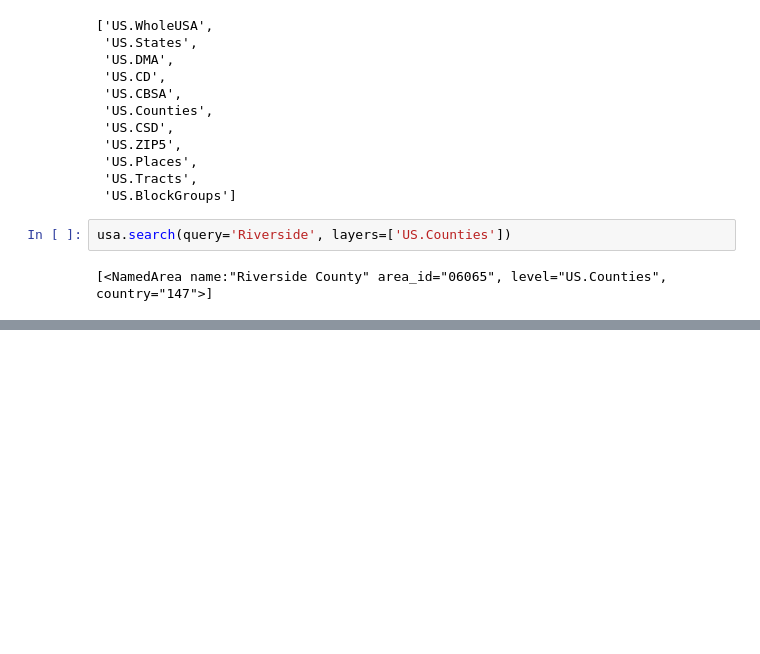
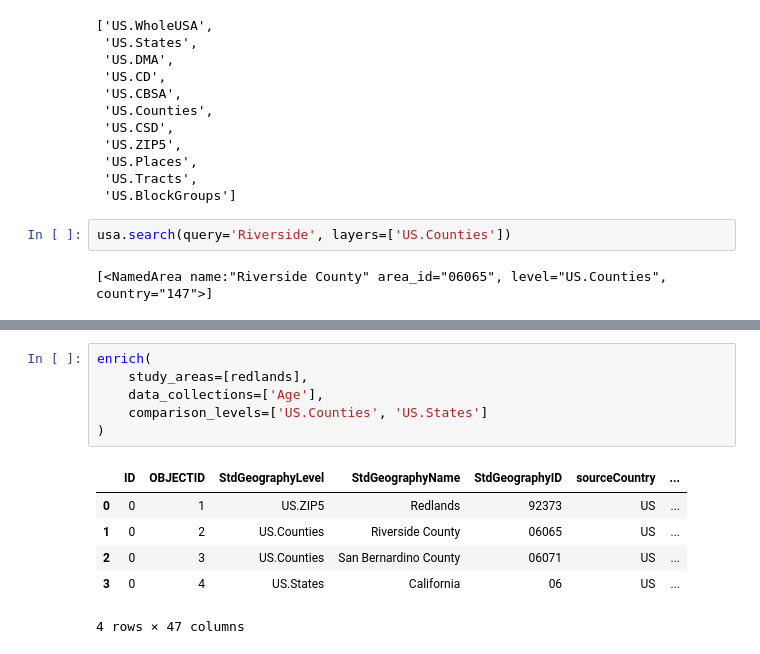
Before and after one commit to aleksey-nsk/jupyter_and_arcgis, a Jupyter notebook: example_03_geoenrichment_guide/geoenrichment_guide.ipynb, the cells around one changed output, grey strips where cells are left out. Drawn from its saved outputs; the diff is of its cells as text; blank space fills up the shorter version.

```diff
--- a/example_03_geoenrichment_guide/geoenrichment_guide.ipynb
+++ b/example_03_geoenrichment_guide/geoenrichment_guide.ipynb
@@ -368,0 +483,13 @@ usa.search(query='Riverside', layers=['US.Counties'])
+# %%
+enrich(
+    study_areas=[redlands],
+    data_collections=['Age'],
+    comparison_levels=['US.Counties', 'US.States']
+)
+# %% [output]
+|  | ID | OBJECTID | StdGeographyLevel | StdGeographyName | StdGeographyID | sourceCountry | ... |
+| 0 | 0 | 1 | US.ZIP5 | Redlands | 92373 | US | ... |
+| 1 | 0 | 2 | US.Counties | Riverside County | 06065 | US | ... |
+| 2 | 0 | 3 | US.Counties | San Bernardino County | 06071 | US | ... |
+| 3 | 0 | 4 | US.States | California | 06 | US | ... |
+4 rows × 47 columns
```
Also changed, not shown: parts of 33 cells of this notebook, 2 other files.
